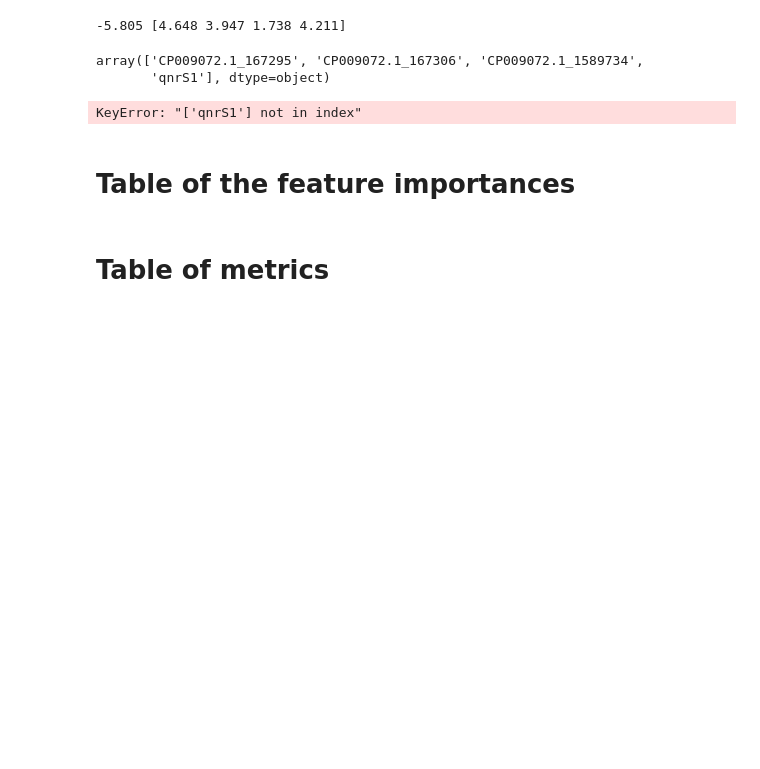
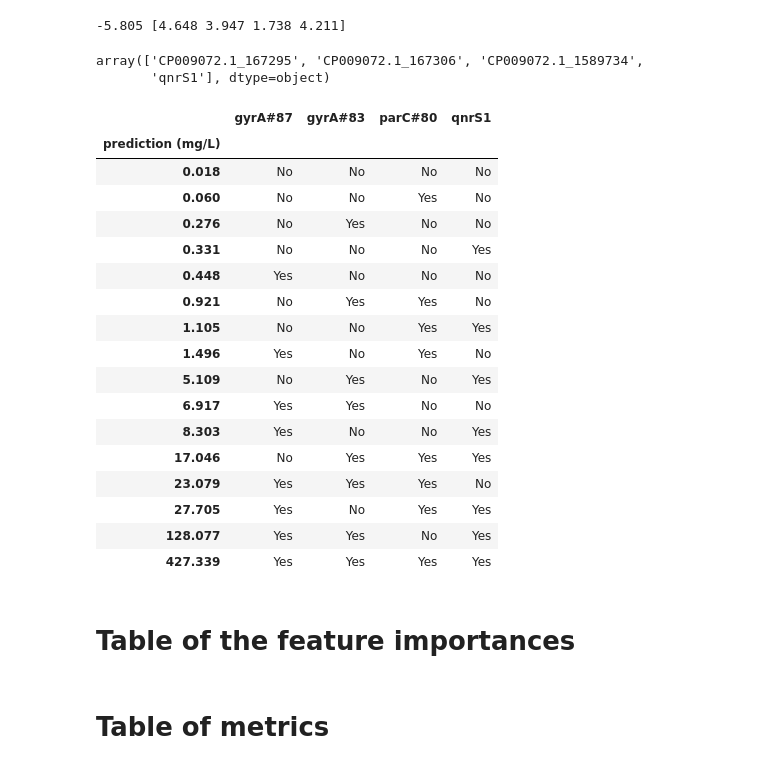
Before and after one commit to patbaa/AMR_ciprofloxacin, a Jupyter notebook: machine_learning_and_stats/3_evaluate_ML.ipynb, the cells around one changed output. Cells and saved outputs as stored; diff of their text form; code cells hidden in the pictures; blank space fills up the shorter version.

```diff
--- a/machine_learning_and_stats/3_evaluate_ML.ipynb
+++ b/machine_learning_and_stats/3_evaluate_ML.ipynb
@@ -172,14 +243,31 @@ mutcode = {0:'gyrA#87', 1:'gyrA#83', 2:'parC#80', 3:'qnrS1'}
 # %%
 possible_predsDF = pd.DataFrame({'prediction (mg/L)': possible_preds,
                                  'gyrA#87':[0 in i for i in present_mutations],
                                  'gyrA#83':[1 in i for i in present_mutations],
                                  'parC#80':[2 in i for i in present_mutations],
-                                 'has_qnrS':[3 in i for i in present_mutations]}).round(3)
+                                 'qnrS1':[3 in i for i in present_mutations]}).round(3)
 possible_predsDF = possible_predsDF.sort_values('prediction (mg/L)').set_index('prediction (mg/L)')
 possible_predsDF = possible_predsDF.replace(True, 'Yes').replace(False, 'No')
 possible_predsDF[['gyrA#87', 'gyrA#83', 'parC#80', 'qnrS1']]
 # %% [output]
-KeyError: "['qnrS1'] not in index"
+|  | gyrA#87 | gyrA#83 | parC#80 | qnrS1 |
+| prediction (mg/L) |  |  |  |  |
+| 0.018 | No | No | No | No |
+| 0.060 | No | No | Yes | No |
+| 0.276 | No | Yes | No | No |
+| 0.331 | No | No | No | Yes |
+| 0.448 | Yes | No | No | No |
+| 0.921 | No | Yes | Yes | No |
+| 1.105 | No | No | Yes | Yes |
+| 1.496 | Yes | No | Yes | No |
+| 5.109 | No | Yes | No | Yes |
+| 6.917 | Yes | Yes | No | No |
+| 8.303 | Yes | No | No | Yes |
+| 17.046 | No | Yes | Yes | Yes |
+| 23.079 | Yes | Yes | Yes | No |
+| 27.705 | Yes | No | Yes | Yes |
+| 128.077 | Yes | Yes | No | Yes |
+| 427.339 | Yes | Yes | Yes | Yes |
 # %%
 with open('../tables/possible_predictions.txt', 'wt') as f:
     f.write(possible_predsDF[['gyrA#87', 'gyrA#83', 'parC#80', 'qnrS1']].to_latex())
```
Also changed, not shown: parts of 6 cells of this notebook.
